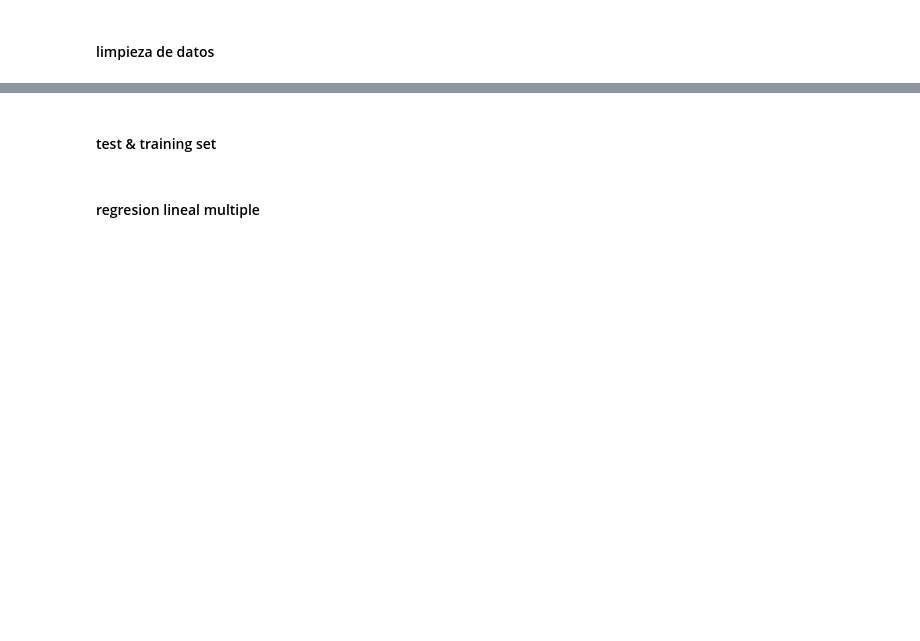
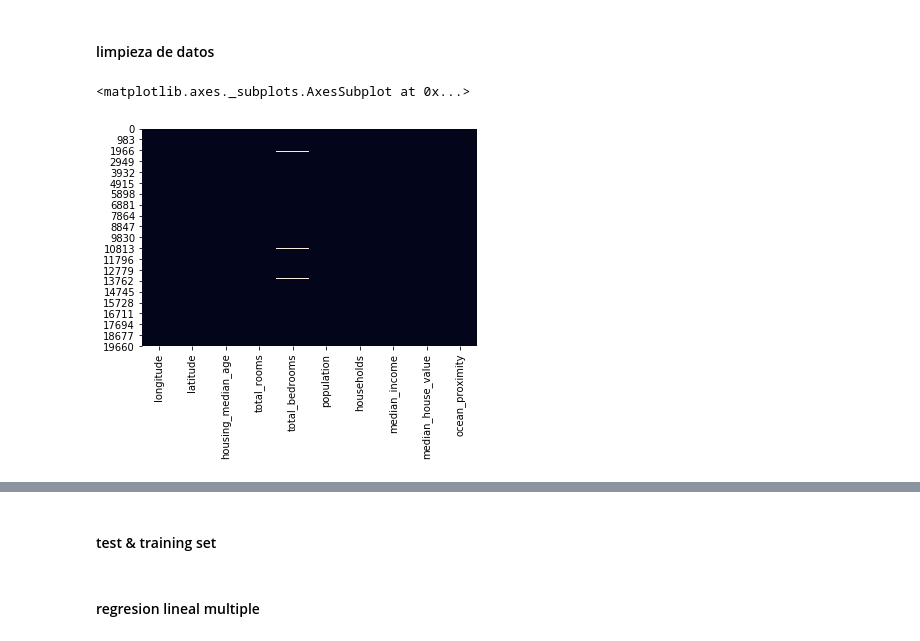
Before and after one commit to agomezs/programa-ia, a Jupyter notebook: S2-RegresionLinealMultiple/6-Practica-Semana-2.ipynb, the cells around one changed output, grey strips where cells are left out. Saved outputs shown, nothing was run; the diff lists cells and outputs as text; code cells hidden in the pictures; blank space fills up the shorter version.

```diff
--- a/S2-RegresionLinealMultiple/6-Practica-Semana-2.ipynb
+++ b/S2-RegresionLinealMultiple/6-Practica-Semana-2.ipynb
@@ -40,3 +67,8 @@ plt.legend()
 # %%
 ### EJERCICIO: (1pt)
 # utilize seaborn para revisar de que no hay valores en blanco. despliegue el grafico de seaborn.
+
+sns.heatmap(data.isnull(), cbar=False)
+# %% [output]
+<matplotlib.axes._subplots.AxesSubplot at 0x...>
+[figure, added]
```
Also changed, not shown: parts of 19 cells of this notebook, 1 other file.
